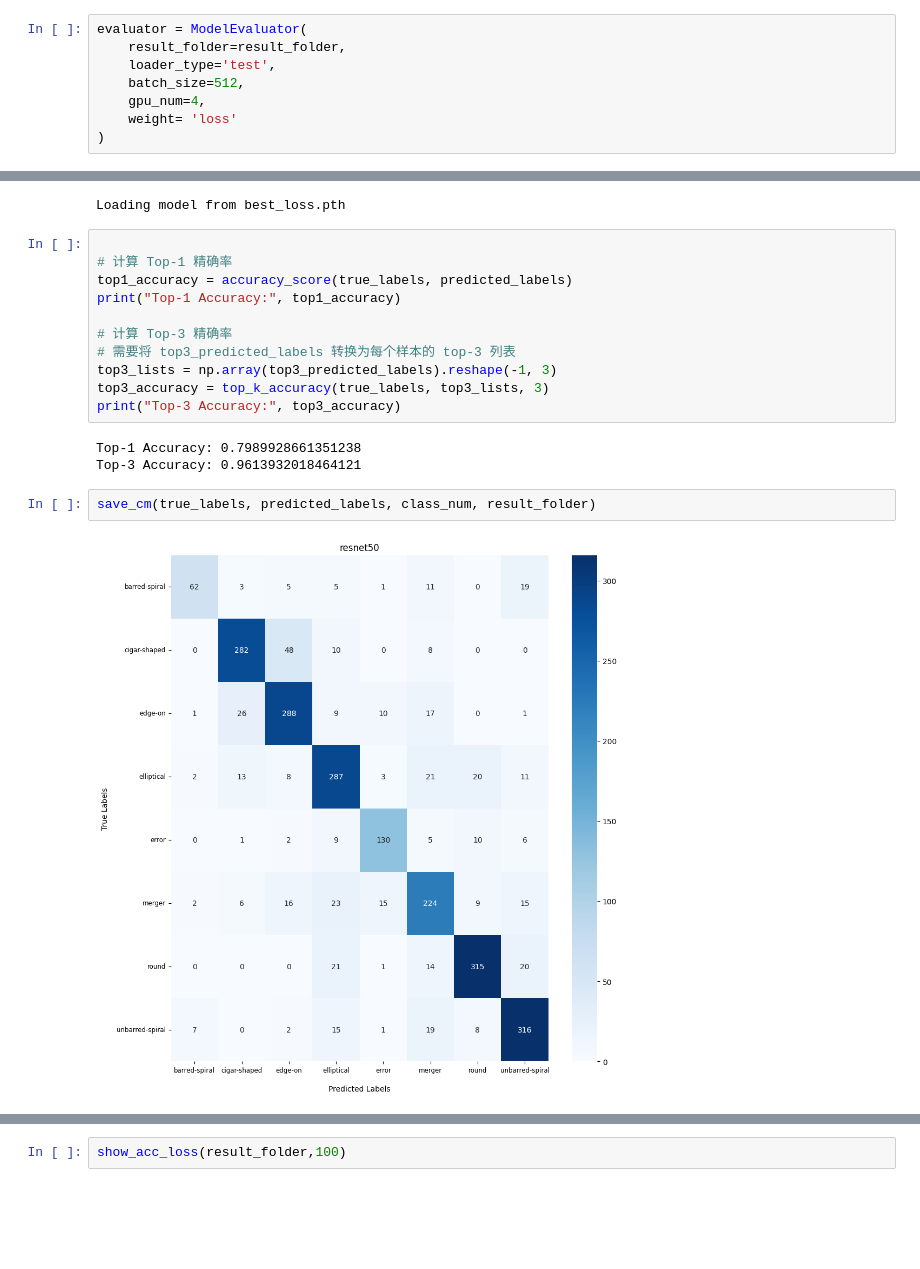
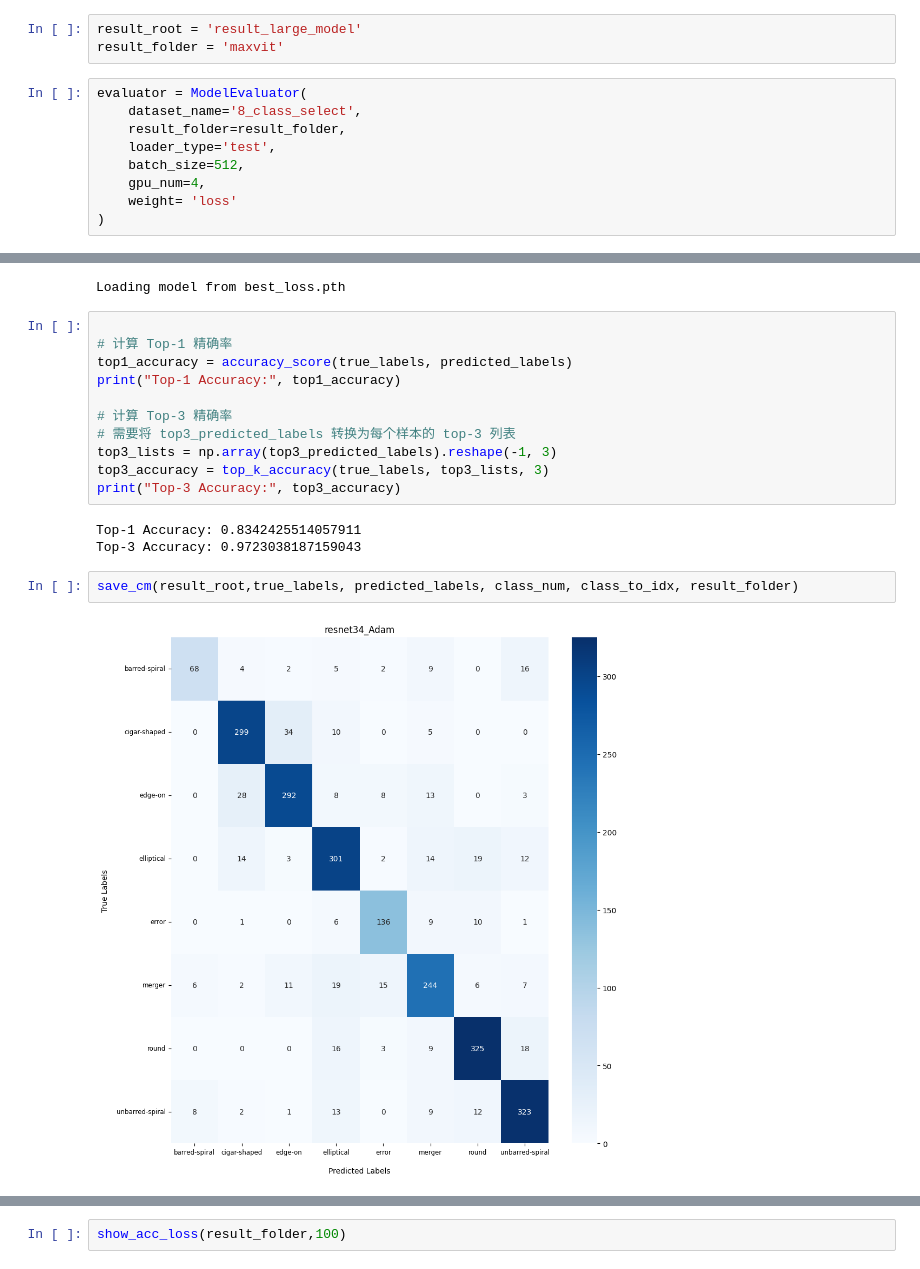
Before and after one commit to kwarimiz/PackgeMan_ImgClassification, a Jupyter notebook: predict.ipynb, the cells around one changed output, grey strips where cells are left out. Saved outputs shown, nothing was run; the diff lists cells and outputs as text; blank space fills up the shorter version.

```diff
--- a/predict.ipynb
+++ b/predict.ipynb
@@ -33,5 +31,9 @@ result_folder = 'resnet50'
+# %%
+result_root = 'result_large_model'
+result_folder = 'maxvit'
 # %%
 evaluator = ModelEvaluator(
+    dataset_name='8_class_select',
     result_folder=result_folder,
     loader_type='test',
     batch_size=512,
@@ -61,11 +63,11 @@ top3_lists = np.array(top3_predicted_labels).reshape(-1, 3)
 top3_accuracy = top_k_accuracy(true_labels, top3_lists, 3)
 print("Top-3 Accuracy:", top3_accuracy)
 # %% [output]
-Top-1 Accuracy: 0.7989928661351238
-Top-3 Accuracy: 0.9613932018464121
+Top-1 Accuracy: 0.8342425514057911
+Top-3 Accuracy: 0.9723038187159043
 # %%
-save_cm(true_labels, predicted_labels, class_num, result_folder)
+save_cm(result_root,true_labels, predicted_labels, class_num, class_to_idx, result_folder)
 # %% [output]
-[figure, old version]
+[figure, new version]
 # %%
 df,per_df= performance(
```
Also changed, not shown: parts of 2 cells of this notebook, 12 other files.
